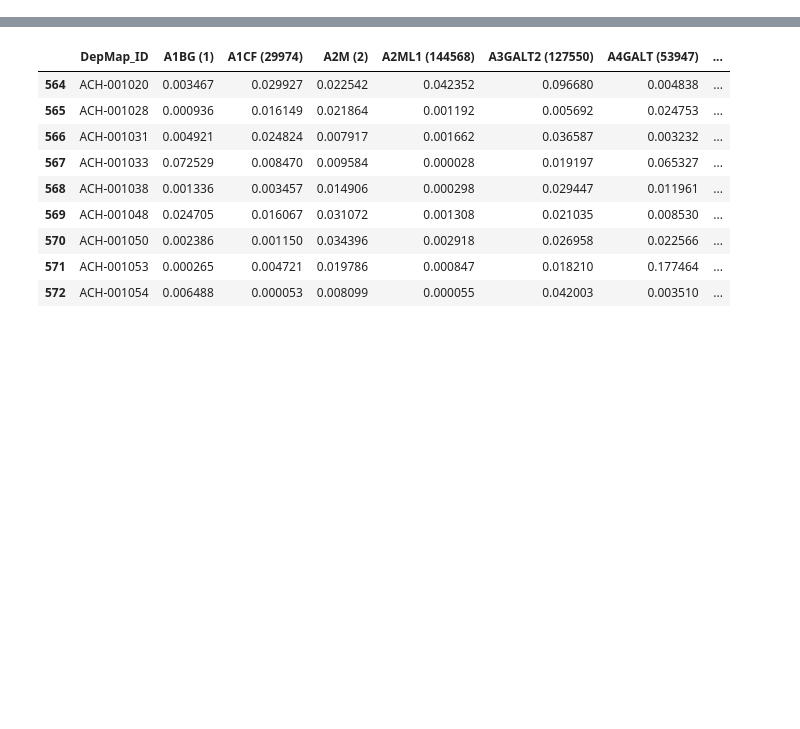
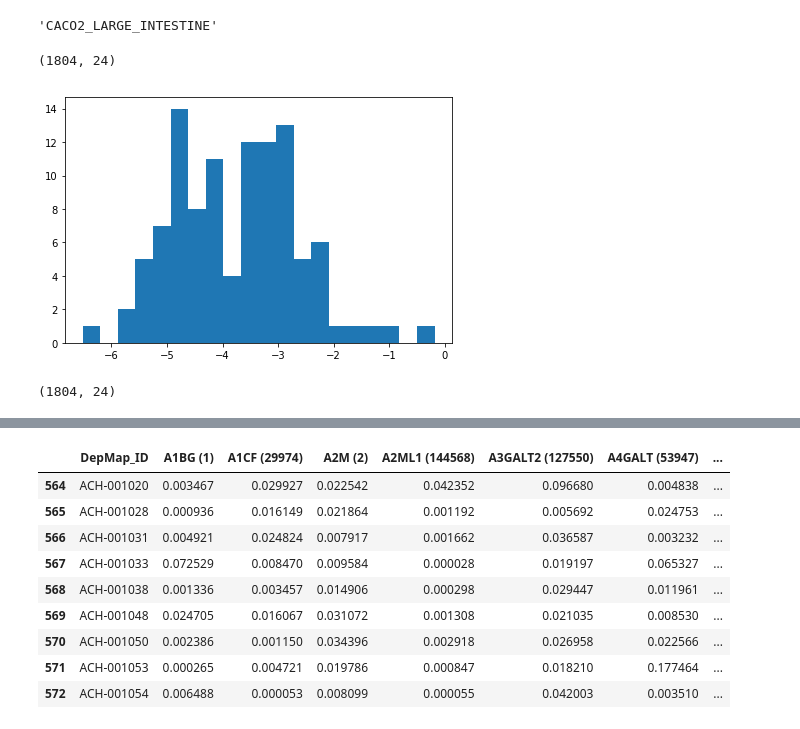
Before and after one commit to lannwal/projectlab, a Jupyter notebook: playing_with_depmap_data.ipynb, the cells around one changed output, grey strips where cells are left out. Drawn from its saved outputs; the diff is of its cells as text; code cells hidden in the pictures; blank space fills up the shorter version.

Commit message:
Add files via upload
got better with pandas.
might merge them correctly soon.
discovered the samples_info file that is only included with the
genetic data and maps CCLE names to DepMap_IDs.

```diff
--- a/playing_with_depmap_data.ipynb
+++ b/playing_with_depmap_data.ipynb
@@ -5,0 +57,5 @@ dep = pd.read_csv("/home/annerer/Downloads/Achilles_gene_dependency.csv")
+# %%
+dep["CCLE_Name"][3]
+sample_info["CCLE_Name"][2]
+# %% [output]
+'CACO2_LARGE_INTESTINE'
@@ -5,0 +76,17 @@ dep = pd.read_csv("/home/annerer/Downloads/Achilles_gene_dependency.csv")
+# %%
+sample_info = pd.read_csv("/home/annerer/Downloads/sample_info.csv")
+# %%
+sample_info.shape
+# %% [output]
+(1804, 24)
+# %%
+mydata = sample_info[sample_info["CCLE_Name"].str.contains("LUNG")]
+
+plt.hist(mydata["cell_line_NNMD"],20,lw=2)
+plt.tight_layout()
+# %% [output]
+[figure, added]
+# %%
+sample_info.shape
+# %% [output]
+(1804, 24)
```
Also changed, not shown: parts of 15 cells of this notebook, 1 other file.
